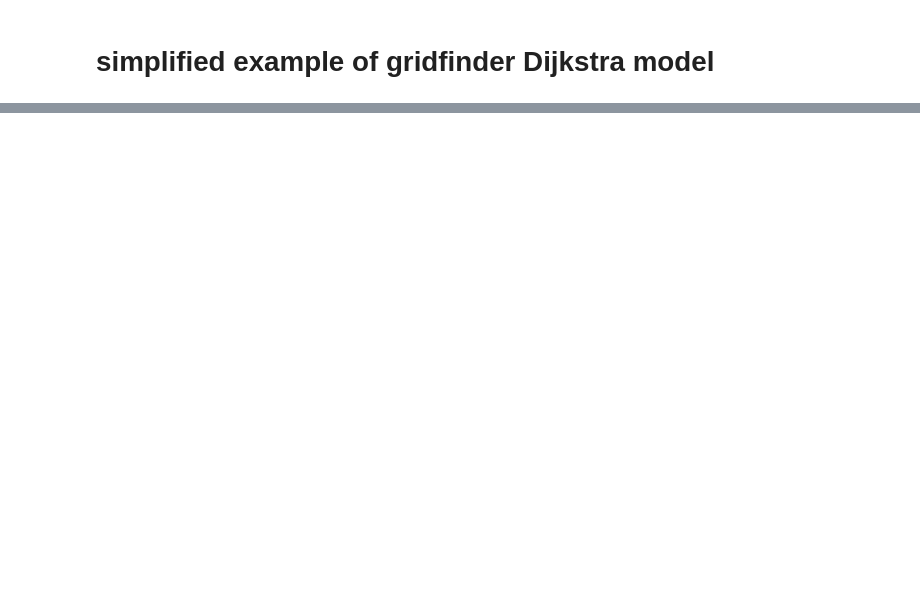
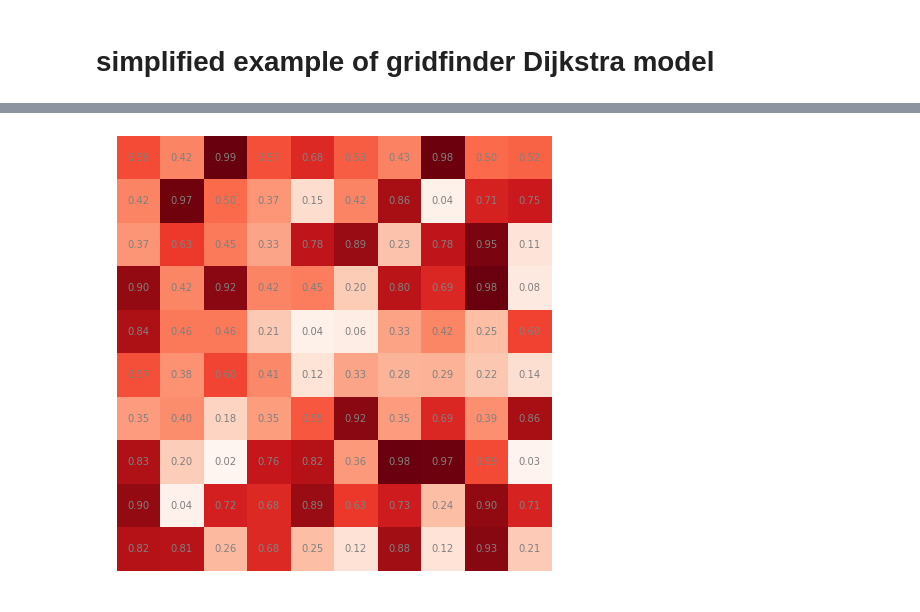
Before and after one commit to carderne/gridfinder, a Jupyter notebook: example_simple.ipynb, the cells around one changed output, grey strips where cells are left out. Saved outputs shown, nothing was run; the diff lists cells and outputs as text; code cells hidden in the pictures; blank space fills up the shorter version.

```diff
--- a/example_simple.ipynb
+++ b/example_simple.ipynb
@@ -18,10 +21,11 @@ for (j,i),label in np.ndenumerate(targets):
 # %%
-costs = np.ones_like(targets)
-costs[:,1] = 0.1
-costs[4,:] = 0.1
+costs = np.random.rand(*targets.shape)
 
 fig = plt.figure(figsize=(8, 8))
 ax = fig.add_subplot(111)
-ax.imshow(costs, cmap='viridis')
+ax.imshow(costs, cmap='Reds')
 for (j,i),label in np.ndenumerate(costs):
-    ax.text(i,j,f'{label:.2f}',ha='center',va='center', color='white')
+    ax.text(i,j,f'{label:.2f}', ha='center', va='center', color='gray')
+    ax.axis('off')
+# %% [output]
+[figure, added]
```
Also changed, not shown: parts of 7 cells of this notebook.
